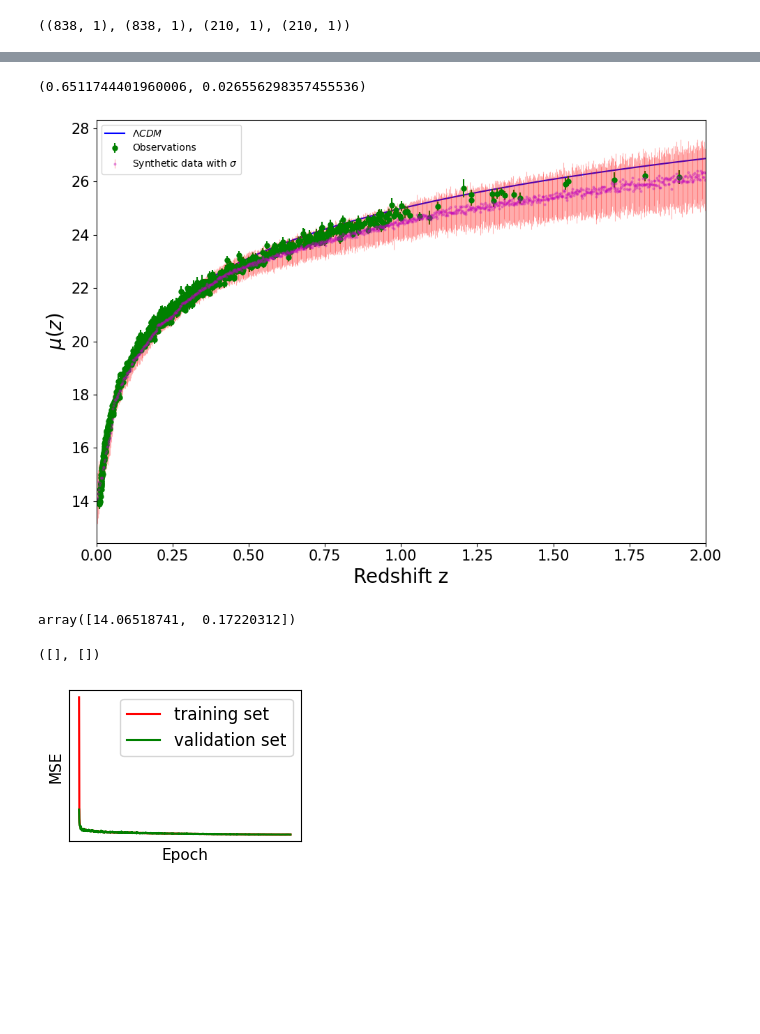
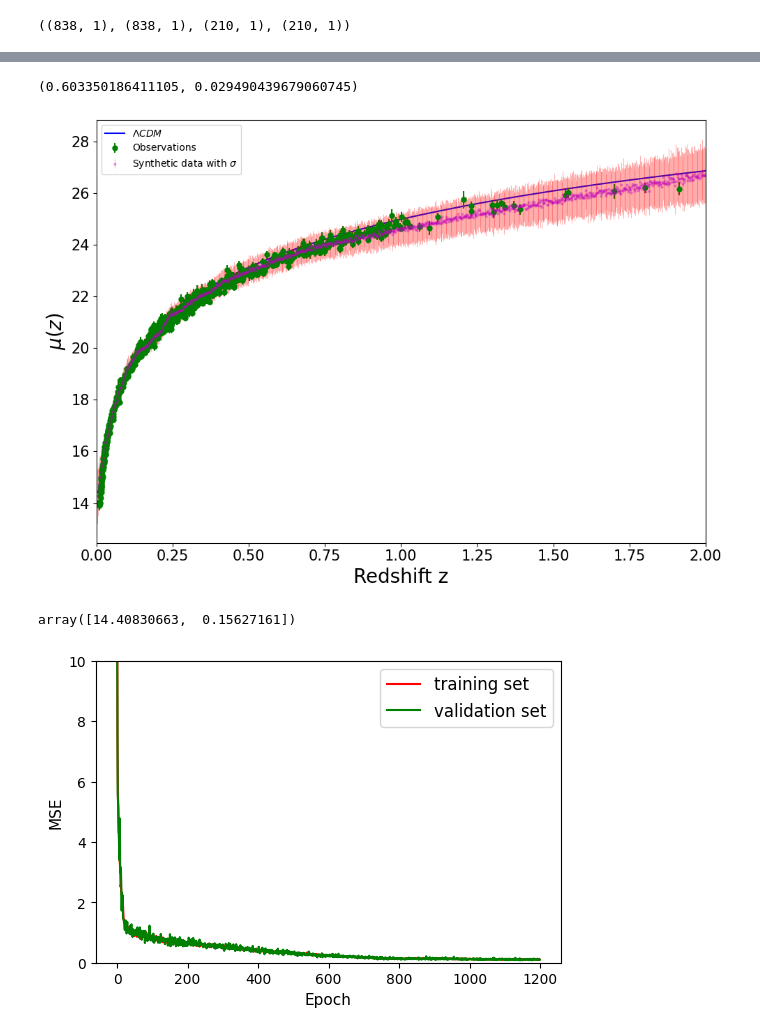
Before and after one commit to igomezv/SNIa_ML_regressions, a Jupyter notebook: ANN_Julen/ANN_Pantheon.ipynb, the cells around one changed output, grey strips where cells are left out. Saved outputs shown, nothing was run; the diff lists cells and outputs as text; code cells hidden in the pictures; blank space fills up the shorter version.

```diff
--- a/ANN_Julen/ANN_Pantheon.ipynb
+++ b/ANN_Julen/ANN_Pantheon.ipynb
@@ -204,6 +212,6 @@ optimizer = Adam(lr=0.0001)
 
 
 # Compile Keras model
-model = model_regression_dropout(num_hidden=[50, 200, 150])
+model = model_regression_dropout(num_hidden=[100, 50, 200])
 model.summary()
 # %% [output]
@@ -232,5 +248,5 @@ model.compile(loss='mse', optimizer=optimizer)
 #                          batch_size=batch_size, epochs=1000, verbose=1,
 #                          validation_data=(zz_test, yy_test))
 model2_train = model.fit(z_train, y_train, batch_size=batch_size,
-                                    epochs=800,verbose=1,
+                                    epochs=1200,verbose=1,
                                     validation_data=(z_test, y_test))
@@ -294,7 +328,7 @@ std_mc_dropout = np.std(predictions, axis=0)
 # %%
 np.mean(std_mc_dropout[:,0]), np.mean(std_mc_dropout[:,1])
 # %% [output]
-(0.6511744401960006, 0.026556298357455536)
+(0.603350186411105, 0.029490439679060745)
 # %%
 # Plotting
 plt.figure(figsize=(10, 7), dpi=100)
@@ -321,25 +355,25 @@ plt.yticks(fontsize=15)
 plt.legend(loc='upper left')
 # plt.show()
 plt.tight_layout()
+plt.savefig('plots/pantheon_rec.png', dpi=100)
 # %% [output]
-[figure, old version]
+[figure, new version]
 # %%
  prediction_mc_dropout[0,:]
 # %% [output]
-array([14.06518741,  0.17220312])
+array([14.40830663,  0.15627161])
 # %%
-plt.figure(figsize=(3, 2), dpi=100)
+plt.figure(figsize=(6, 4), dpi=100)
 
 plt.plot(model2_train.history['loss'], color='r', )
 plt.plot(model2_train.history['val_loss'], color='g')
 
 plt.ylabel('MSE', fontsize=11)
 plt.xlabel('Epoch', fontsize=11)
 plt.legend(['training set', 'validation set'], loc='upper right', fontsize=12)
 plt.xticks(fontsize=10)
-plt.xticks([])
-plt.yticks([])
+plt.ylim(0,10)
+plt.savefig('plots/pantheon_loss.png', dpi=100)
 # %% [output]
-([], [])
-[figure, old version]
+[figure, new version]
 # %%
```
Also changed, not shown: parts of 9 cells of this notebook, 2 other files.
